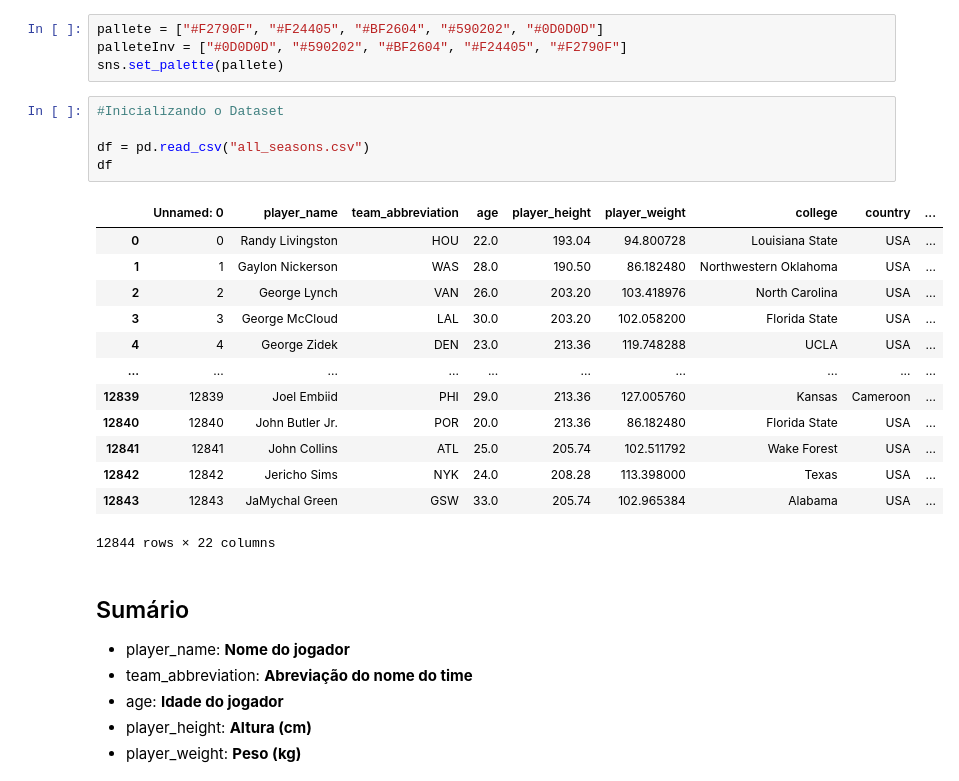
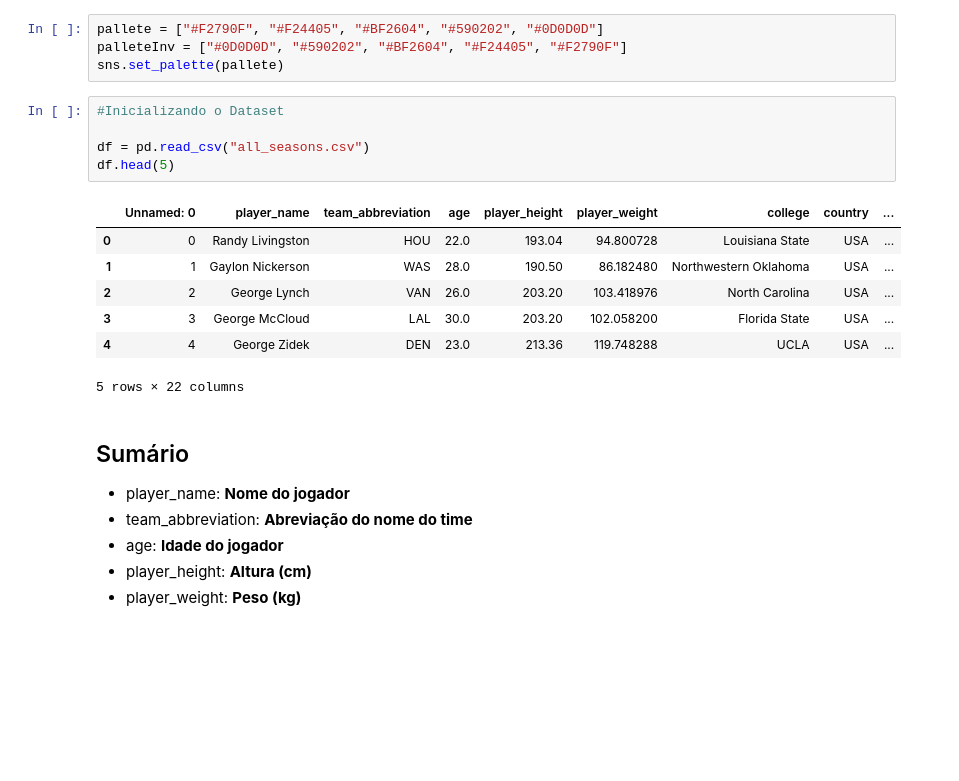
Before and after one commit to geovatatsuga/icd, a Jupyter notebook: relatorio.ipynb, the cells around one changed output. Drawn from its saved outputs; the diff is of its cells as text; blank space fills up the shorter version.

```diff
--- a/relatorio.ipynb
+++ b/relatorio.ipynb
@@ -33,22 +37,16 @@ sns.set_palette(pallete)
 # %%
 #Inicializando o Dataset
 
 df = pd.read_csv("all_seasons.csv")
-df
+df.head(5)
 # %% [output]
 |  | Unnamed: 0 | player_name | team_abbreviation | age | player_height | player_weight | college | country | ... |
 | 0 | 0 | Randy Livingston | HOU | 22.0 | 193.04 | 94.800728 | Louisiana State | USA | ... |
 | 1 | 1 | Gaylon Nickerson | WAS | 28.0 | 190.50 | 86.182480 | Northwestern Oklahoma | USA | ... |
 | 2 | 2 | George Lynch | VAN | 26.0 | 203.20 | 103.418976 | North Carolina | USA | ... |
 | 3 | 3 | George McCloud | LAL | 30.0 | 203.20 | 102.058200 | Florida State | USA | ... |
 | 4 | 4 | George Zidek | DEN | 23.0 | 213.36 | 119.748288 | UCLA | USA | ... |
-| ... | ... | ... | ... | ... | ... | ... | ... | ... | ... |
-| 12839 | 12839 | Joel Embiid | PHI | 29.0 | 213.36 | 127.005760 | Kansas | Cameroon | ... |
-| 12840 | 12840 | John Butler Jr. | POR | 20.0 | 213.36 | 86.182480 | Florida State | USA | ... |
-| 12841 | 12841 | John Collins | ATL | 25.0 | 205.74 | 102.511792 | Wake Forest | USA | ... |
-| 12842 | 12842 | Jericho Sims | NYK | 24.0 | 208.28 | 113.398000 | Texas | USA | ... |
-| 12843 | 12843 | JaMychal Green | GSW | 33.0 | 205.74 | 102.965384 | Alabama | USA | ... |
-12844 rows × 22 columns
+5 rows × 22 columns
 # %% [markdown]
 ## Sumário
 
```
Also changed, not shown: parts of 9 cells of this notebook.
